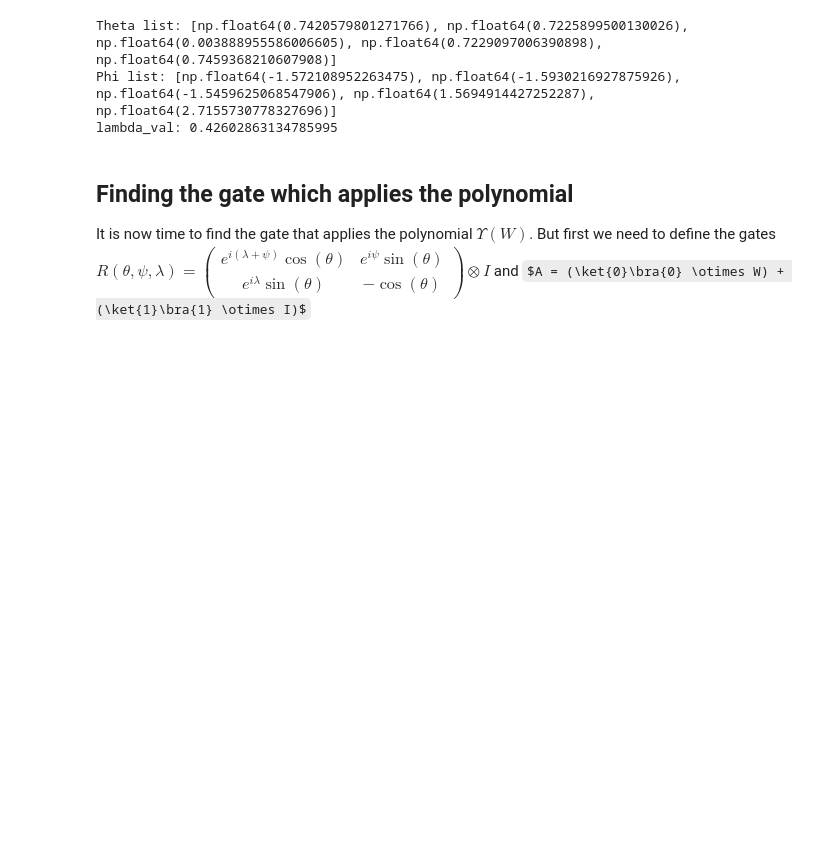
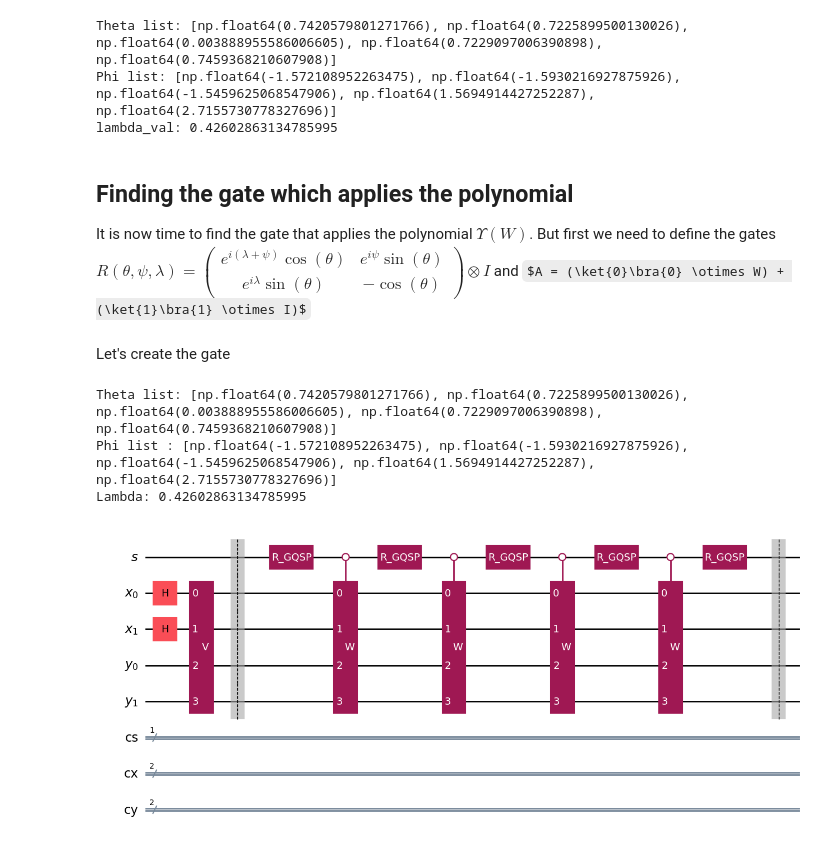
Before and after one commit to frafino/Quantum-Speedup-for-Nonreversible-Markov-Chains, a Jupyter notebook: 01_lazy_birthdeath_chain.ipynb, the cells around one changed output. Saved outputs shown, nothing was run; the diff lists cells and outputs as text; code cells hidden in the pictures; some formulas as TeX source; blank space fills up the shorter version.

```diff
--- a/01_lazy_birthdeath_chain.ipynb
+++ b/01_lazy_birthdeath_chain.ipynb
@@ -851,2 +844,36 @@ W_gate = UnitaryGate(W, label="W")
 
 A = W_gate.control(num_ctrl_qubits=1, ctrl_state="0")
+# %% [markdown]
+Let's create the gate
+# %%
+#Iterating over reversed list so that we start from the
+#Lower indexed angles in the order according to GQSP
+qc.barrier()
+for index, angle_theta in enumerate(theta_list):
+
+    angle_phi = phi_list[index]
+
+    if index == 0:
+
+        R_gate = RotationGate(angle_theta, angle_phi, lambda_val)
+
+    else:
+        R_gate = RotationGate(angle_theta, angle_phi, 0)
+
+        qc.append(A, list(qs) + list(qx) + list(qy))
+
+    qc.append(R_gate, qs)
+
+
+print(f"Theta list: {theta_list}")
+print(f"Phi list : {phi_list}")
+print(f"Lambda: {lambda_val}")
+
+qc.barrier()
+
+qc.draw("mpl")
+# %% [output]
+Theta list: [np.float64(0.7420579801271766), np.float64(0.7225899500130026), np.float64(0.003888955586006605), np.float64(0.7229097006390898), np.float64(0.7459368210607908)]
+Phi list : [np.float64(-1.572108952263475), np.float64(-1.5930216927875926), np.float64(-1.5459625068547906), np.float64(1.5694914427252287), np.float64(2.7155730778327696)]
+Lambda: 0.42602863134785995
+[figure, added]
```
Also changed, not shown: parts of 10 cells of this notebook.
